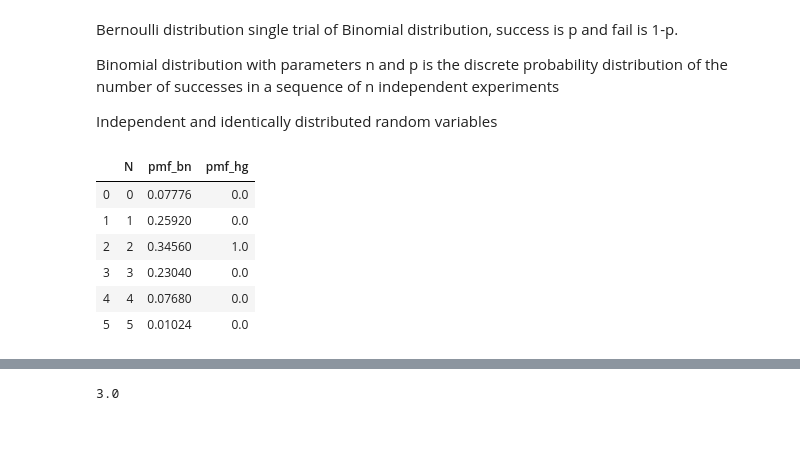
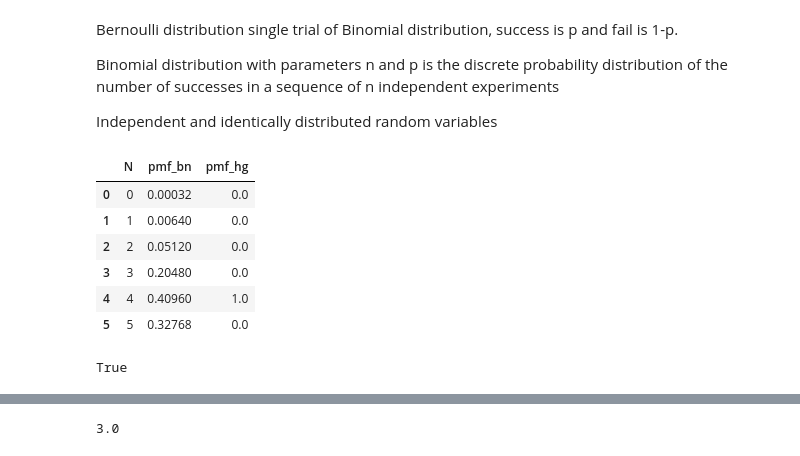
Before and after one commit to jimmywang-jw/interests, a Jupyter notebook: raffles/raffles.ipynb, the cells around one changed output, grey strips where cells are left out. Drawn from its saved outputs; the diff is of its cells as text; code cells hidden in the pictures.

```diff
--- a/raffles/raffles.ipynb
+++ b/raffles/raffles.ipynb
@@ -71,24 +73,24 @@ Independent and identically distributed random variables
 # %%
 # https://docs.scipy.org/doc/scipy/reference/generated/scipy.stats.binom.html#scipy.stats.binom
 # https://docs.scipy.org/doc/scipy/reference/generated/scipy.stats.hypergeom.html
 
-[M, n, N] = [5, 2, 5]#N: Total instances, n: target instances, N: trail counts
+[M, n, N] = [5, 4, 5]#N: Total instances, n: target instances, N: trail counts
 p = n / M
 rv_hg = hypergeom(M, n, N)
 rv_bn = binom(N, p)
 
 x = np.arange(0, N+1)
 
 pmf_hg = rv_hg.pmf(x)
 
 pmf_bn = rv_bn.pmf(x)
 
 pd.DataFrame({'N':x,'pmf_bn':pmf_bn,'pmf_hg':pmf_hg})
 # %% [output]
 |  | N | pmf_bn | pmf_hg |
-| 0 | 0 | 0.07776 | 0.0 |
-| 1 | 1 | 0.25920 | 0.0 |
-| 2 | 2 | 0.34560 | 1.0 |
-| 3 | 3 | 0.23040 | 0.0 |
-| 4 | 4 | 0.07680 | 0.0 |
-| 5 | 5 | 0.01024 | 0.0 |
+| 0 | 0 | 0.00032 | 0.0 |
+| 1 | 1 | 0.00640 | 0.0 |
+| 2 | 2 | 0.05120 | 0.0 |
+| 3 | 3 | 0.20480 | 0.0 |
+| 4 | 4 | 0.40960 | 1.0 |
+| 5 | 5 | 0.32768 | 0.0 |
@@ -94,0 +112,4 @@ pd.DataFrame({'N':x,'pmf_bn':pmf_bn,'pmf_hg':pmf_hg})
+# %%
+a==b
+# %% [output]
+True
```
Also changed, not shown: parts of 16 cells of this notebook.
